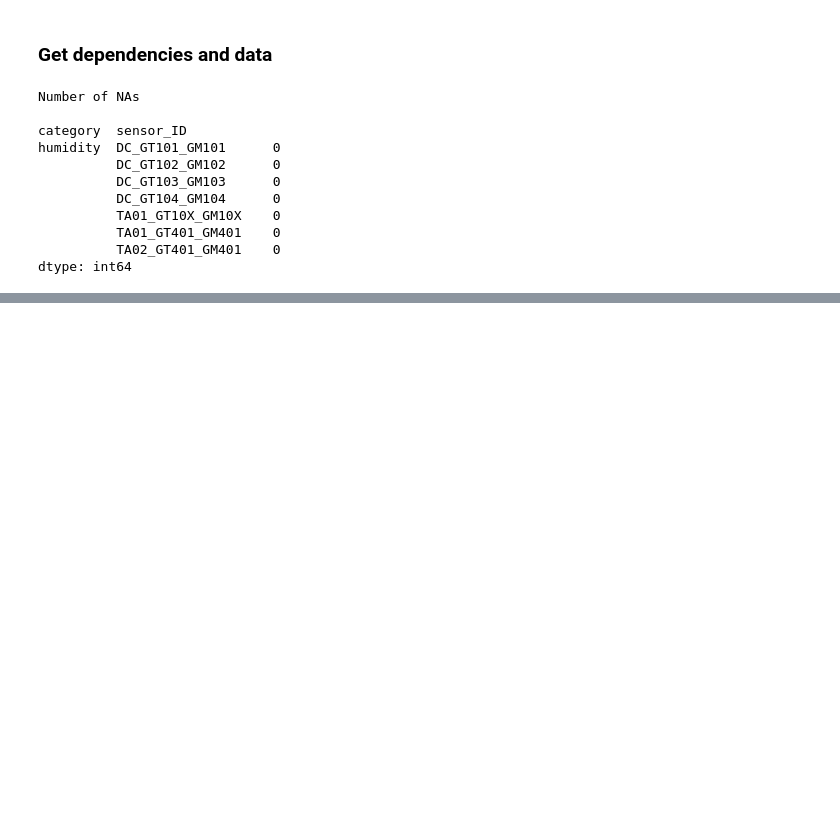
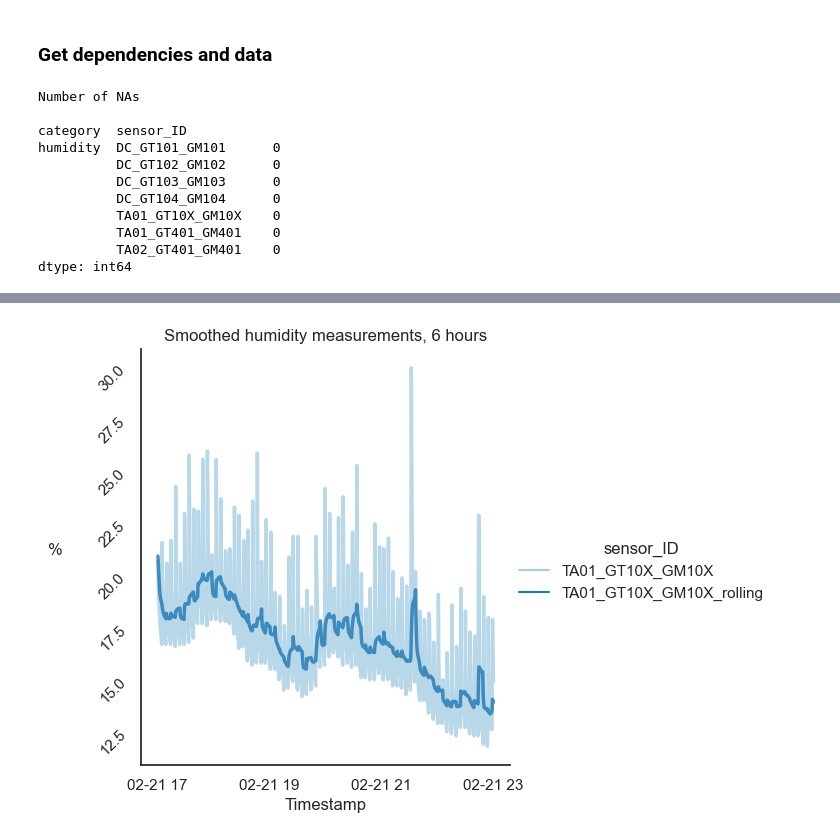
Before and after one commit to oStglnd/rise-gh, a Jupyter notebook: cleaning/smoothing.ipynb, the cells around one changed output, grey strips where cells are left out. Drawn from its saved outputs; the diff is of its cells as text; code cells hidden in the pictures; blank space fills up the shorter version.

Commit message:
Added mov. avg. for smoothing

```diff
--- a/cleaning/smoothing.ipynb
+++ b/cleaning/smoothing.ipynb
@@ -111,0 +119,39 @@ plt.show()
+# %%
+data['TA01_GT10X_GM10X_rolling'] = data.TA01_GT10X_GM10X.rolling(window=10).mean().droplevel(level=[0, 1, 2,], axis=0).values
+
+subset = data[[
+    'TA01_GT10X_GM10X',
+    'TA01_GT10X_GM10X_rolling'
+]].copy()
+
+subset = subset.droplevel(
+    level=[0, 1, 2],
+    axis=0
+)
+
+subset = subset.iloc[-720:]
+
+ax = sns.relplot(
+    data=subset,
+    kind='line',
+    palette='Paired',
+    alpha=0.8,
+    dashes=False,
+    markers=False,
+    legend='full',
+    linewidth=2.5
+)
+
+ax.set_xticklabels(step=2)
+
+plt.yticks(rotation=45)
+plt.xlabel('Timestamp')
+plt.ylabel('%', loc='center', rotation=0, fontsize=12, labelpad=30)
+plt.title('Smoothed humidity measurements, 6 hours')
+
+fpath = plot_path + 'smooth_humidity_6h.png'
+plt.savefig(fpath, bbox_inches='tight', dpi=500)
+
+plt.show()
+# %% [output]
+[figure, added]
```
Also changed, not shown: parts of 5 cells of this notebook, 3 other files.
